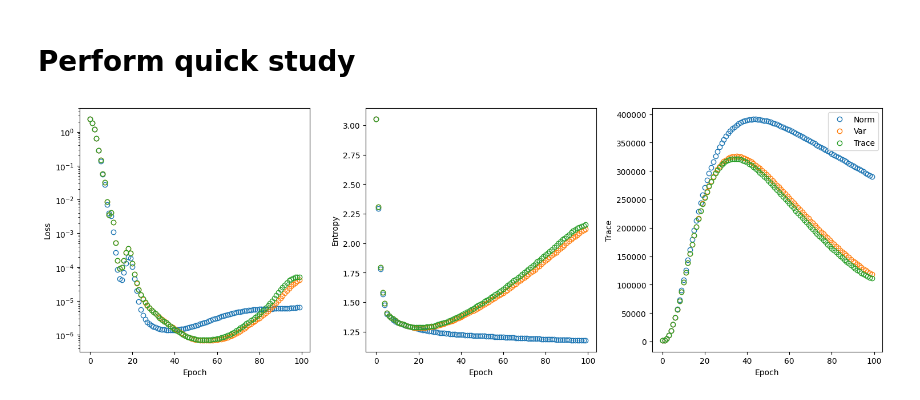
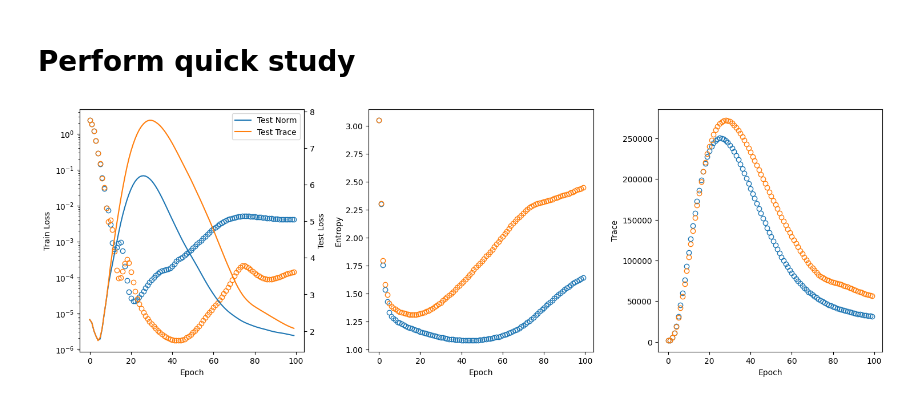
Before and after one commit to zincware/ZnNL, a Jupyter notebook: examples/trace_regularization.ipynb, the cells around one changed output. Saved outputs shown, nothing was run; the diff lists cells and outputs as text; code cells hidden in the pictures.

```diff
--- a/examples/trace_regularization.ipynb
+++ b/examples/trace_regularization.ipynb
@@ -477,6 +481,7 @@ def perform_quick_study(regularizer: Regularizer):
     test_recorder = znnl.training_recording.JaxRecorder(
         name="test_recorder",
         loss=True,
+        accuracy=True,
         update_rate=1,
         chunk_size=1000
     )
@@ -507,44 +512,38 @@ def perform_quick_study(regularizer: Regularizer):
 # %%
 regularizers = [
     NormRegularizer(reg_factor=1e1),
-    GradVarianceRegularizer(reg_factor=1e-1),
-    TraceRegularizer(reg_factor=1e-1),
+    TraceRegularizer(reg_factor=5e-1),
 ]
 # %%
 # Execute a quick study
 train_report_norm, test_report_norm = perform_quick_study(regularizers[0])
-train_report_grad, test_report_grad = perform_quick_study(regularizers[1])
-train_report_trace, test_report_trace = perform_quick_study(regularizers[2])
+train_report_trace, test_report_trace = perform_quick_study(regularizers[1])
-# %%
-train_report_norm, test_report_norm = perform_quick_study(regularizers[0])
 # %%
 fig, axs = plt.subplots(1, 3, figsize=(15, 5), tight_layout=True)
 
 axs[0].plot(train_report_norm.loss, 'o', mfc='None', label="Train Norm")
-axs[0].plot(train_report_grad.loss, 'o', mfc='None', label="Train Var")
 axs[0].plot(train_report_trace.loss, 'o', mfc='None', label="Train Trace")
 
-# axs[0].plot(test_report_norm.loss, '-', mfc='None', label="Test Norm")
-# axs[0].plot(test_report_grad.loss, '-', mfc='None', label="Test Var")
-# axs[0].plot(test_report_trace.loss, '-', mfc='None', label="Test Trace")
-
 axs[0].set_xlabel("Epoch")
-axs[0].set_ylabel("Loss")
+axs[0].set_ylabel("Train Loss")
 axs[0].set_yscale("log")
 
+axs_twinx = axs[0].twinx()
+axs_twinx.plot(test_report_norm.loss, '-', mfc='None', label="Test Norm")
+axs_twinx.plot(test_report_trace.loss, '-', mfc='None', label="Test Trace")
+axs_twinx.set_ylabel("Test Loss")
+
 axs[1].plot(train_report_norm.entropy, 'o', mfc='None', label="Norm")
-axs[1].plot(train_report_grad.entropy, 'o', mfc='None', label="Var")
 axs[1].plot(train_report_trace.entropy, 'o', mfc='None', label="Trace")
 axs[1].set_xlabel("Epoch")
 axs[1].set_ylabel("Entropy")
 
 axs[2].plot(train_report_norm.trace, 'o', mfc='None', label="Norm")
-axs[2].plot(train_report_grad.trace, 'o', mfc='None', label="Var")
 axs[2].plot(train_report_trace.trace, 'o', mfc='None', label="Trace")
 axs[2].set_xlabel("Epoch")
 axs[2].set_ylabel("Trace")
 
 plt.legend()
 plt.show()
 # %% [output]
-[figure, old version]
+[figure, new version]
```
Also changed, not shown: parts of 9 cells of this notebook, 8 other files.
